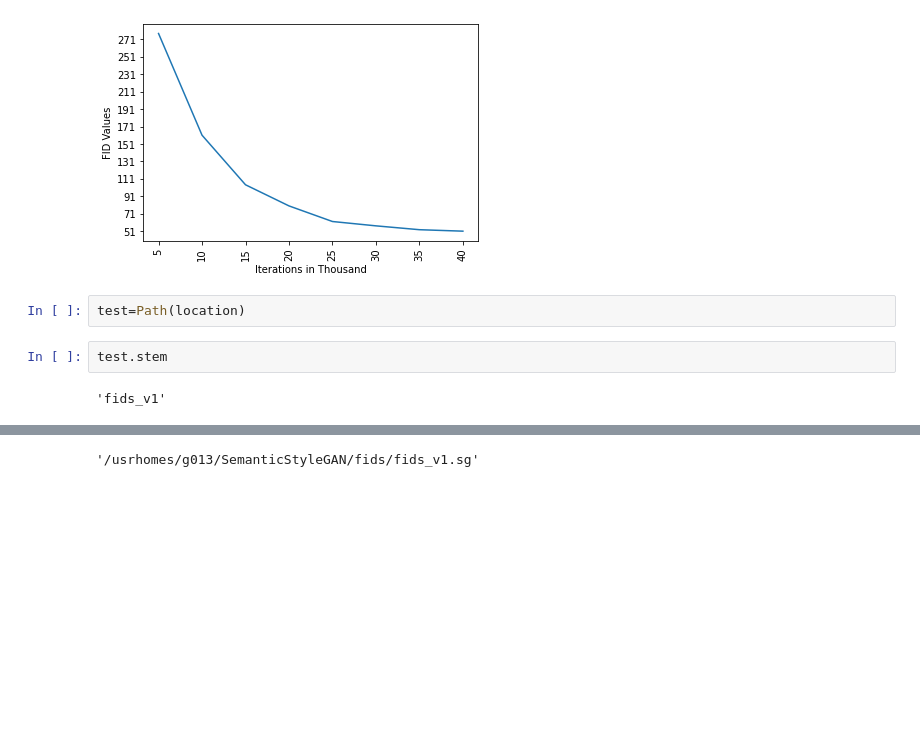
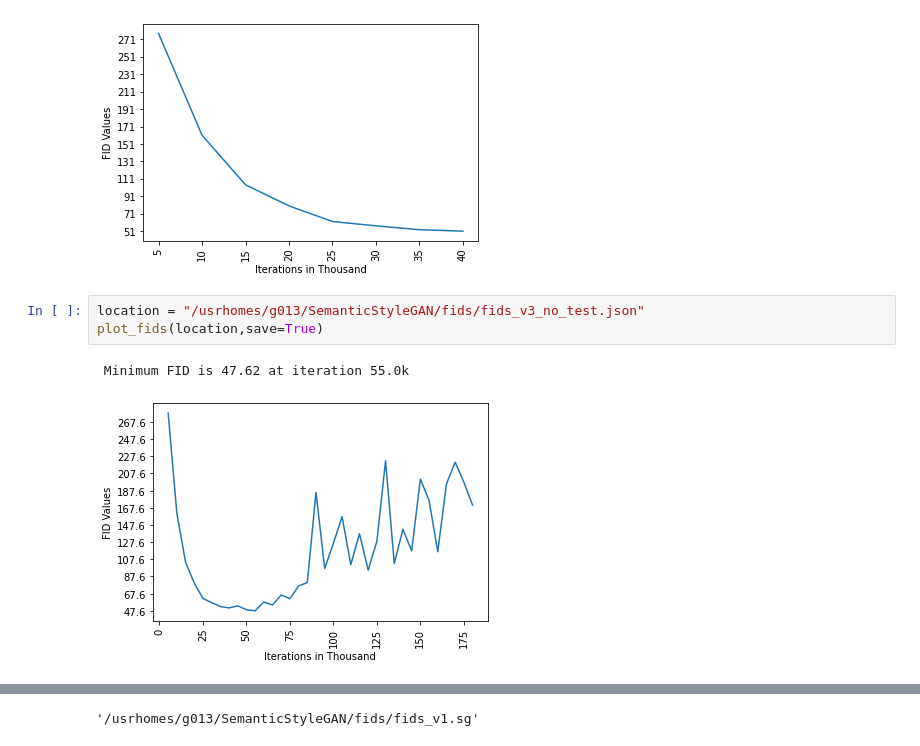
Before and after one commit to joex3999/SemanticStyleGAN, a Jupyter notebook: notebooks/Plots.ipynb, the cells around one changed output, grey strips where cells are left out. Drawn from its saved outputs; the diff is of its cells as text; blank space fills up the shorter version.

```diff
--- a/notebooks/Plots.ipynb
+++ b/notebooks/Plots.ipynb
@@ -72,9 +72,9 @@ plot_fids(location,save=True)
 # %% [output]
  Minimum FID is 50.96 at iteration 40.0k
 [figure]
-# %%
-test=Path(location)
-# %%
-test.stem
-# %% [output]
-'fids_v1'
+# %%
+location = "/usrhomes/g013/SemanticStyleGAN/fids/fids_v3_no_test.json"
+plot_fids(location,save=True)
+# %% [output]
+ Minimum FID is 47.62 at iteration 55.0k
+[figure, added]
```
Also changed, not shown: parts of 1 cell of this notebook, 22 other files.
